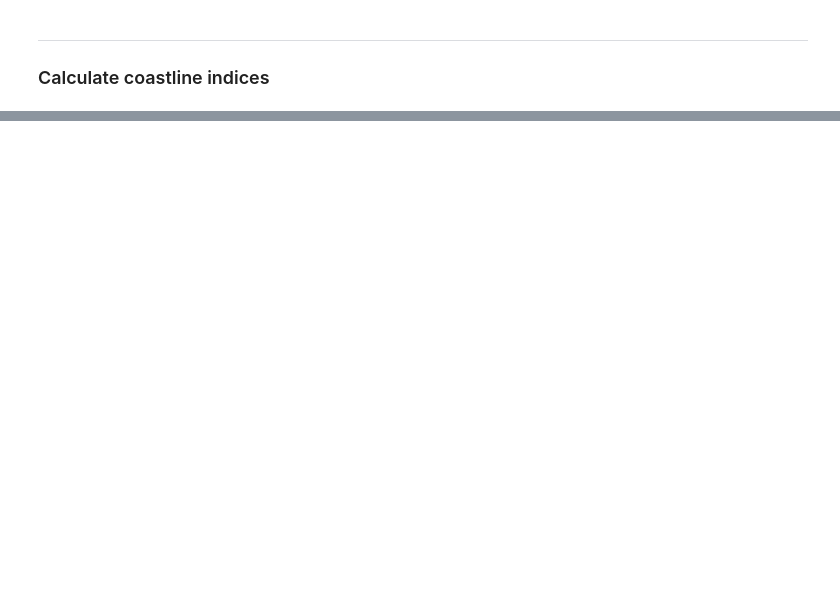
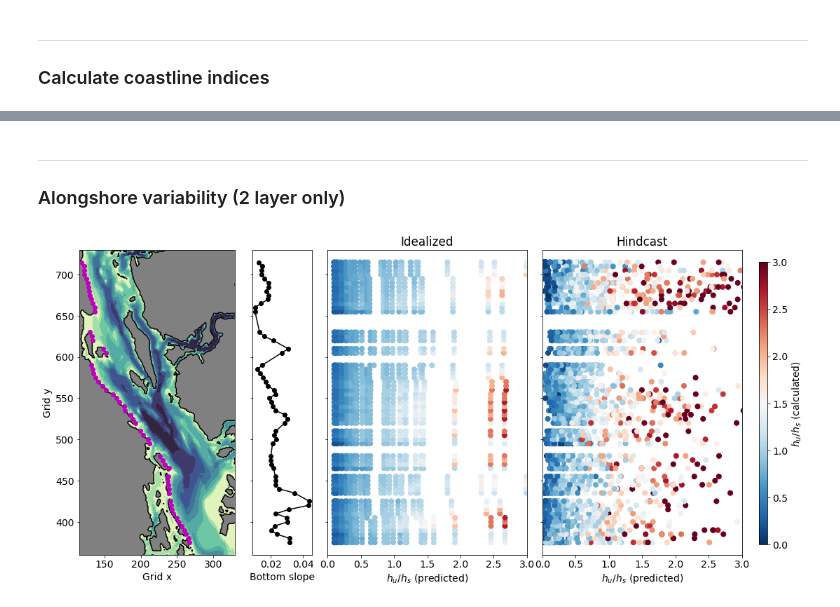
Before and after one commit to SalishSeaCast/SoG_upwelling_EOF_paper, a Jupyter notebook: notebooks/upwell_processing_sanity_check.ipynb, the cells around one changed output, grey strips where cells are left out. Drawn from its saved outputs; the diff is of its cells as text; code cells hidden in the pictures; blank space fills up the shorter version.

```diff
--- a/notebooks/upwell_processing_sanity_check.ipynb
+++ b/notebooks/upwell_processing_sanity_check.ipynb
@@ -303,0 +469,45 @@ axs[2].yaxis.set_ticklabels('')
+# %% [markdown]
+***
+
+### Alongshore variability (2 layer only)
+# %%
+# Make figure panels
+fig, axs = plt.subplots(1, 4, figsize=(17, 8), gridspec_kw={'width_ratios': [0.8, 0.3, 1, 1], 'wspace': 0.1})
+
+# Plot map and bathymetry
+axs[0].contourf(mask_arrays['tmask'][0, ...], levels=[-0.01, 0.01], colors='gray')
+axs[0].contour(mask_arrays['tmask'][0, ...], levels=[-0.01, 0.01], colors='k')
+axs[0].contourf(bathy.Bathymetry, levels=range(0, 500, 50), cmap=cm.deep)
+axs[0].plot(*sections['ji'][::-1], 'mo')
+axs[0].set_xlim([115, 330])
+axs[0].set_ylim([360, 730])
+axs[0].set_xlabel('Grid x')
+axs[0].set_ylabel('Grid y')
+viz_tools.set_aspect(axs[0])
+
+# Plot bottom slope
+axs[1].plot(sections['slope'], sections['ji'][0], 'ko-')
+axs[1].set_ylim([0, 0.05])
+axs[1].set_ylim([360, 730])
+axs[1].set_xlabel('Bottom slope')
+axs[1].yaxis.set_ticklabels('')
+
+# Plot upwelling diagnostics
+for ax, runs, title in zip(axs[2:], [runs_idealized, runs_hindcast], ['Idealized', 'Hindcast']):
+    if 'tau_along' in runs: tau = runs['tau_along']
+    else: tau = runs_wind['tau_along']
+    c_s = np.sqrt(const['g'] * (const['rho_0'] - runs['rho_s']) / const['rho_0'] * runs['h_s'])
+    hu_s = tau * const['t'] / (const['rho_0'] * c_s * runs['h_s'])
+    c = ax.scatter(hu_s, runs['j'], s=50, c=runs['h_u'] / runs['h_s'], vmin=0, vmax=3, cmap='RdBu_r')
+    ax.set_xlim([0, 3])
+    ax.set_ylim([360, 730])
+    ax.set_xlabel('$h_u/h_s$ (predicted)')
+    ax.set_title(title)
+    ax.yaxis.set_ticklabels('')
+
+# Add colorbar
+cax = fig.add_axes([0.92, 0.15, 0.01, 0.7])
+fig.colorbar(c, cax=cax, label='$h_u/h_s$ (calculated)')
+plt.show()
+# %% [output]
+[figure, added]
```
Also changed, not shown: parts of 31 cells of this notebook.
